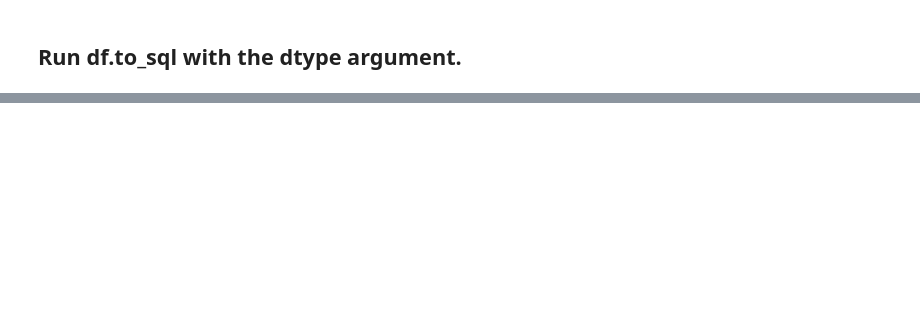
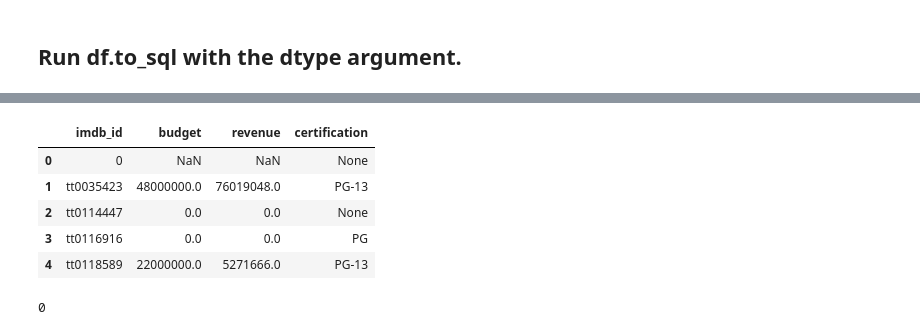
Before and after one commit to ThomasLane1820/Project-2, a Jupyter notebook: Project 2 Pt 3B.ipynb, the cells around one changed output, grey strips where cells are left out. Saved outputs shown, nothing was run; the diff lists cells and outputs as text; code cells hidden in the pictures; blank space fills up the shorter version.

```diff
--- a/Project 2 Pt 3B.ipynb
+++ b/Project 2 Pt 3B.ipynb
@@ -171,3 +208,10 @@ vote_average             float64
 vote_count               float64
 certification             object
 dtype: object
+# %%
+tmdb_data = tmdb.drop(columns=['adult', 'backdrop_path', 'belongs_to_collection', 'genres',
+                                    'homepage', 'id', 'original_language', 'runtime', 'spoken_languages', 'status',
+                                    'tagline', 'title', 'video', 'vote_average', 'vote_count'])
+# %%
+tmdb_data = tmdb_data.drop(columns=['original_title', 'overview', 'popularity', 'poster_path', 'production_companies',
+                                    'production_countries', 'release_date'])
@@ -174 +222,3 @@ dtype: object
+# %%
+tmdb_data = tmdb_data.drop_duplicates()
 # %%
@@ -205,0 +279,18 @@ engine.execute('ALTER TABLE tmdb_data ADD PRIMARY KEY (`imdb_id`);')
+# %%
+q = """SELECT *
+FROM tmdb_data
+LIMIT 5
+
+"""""
+pd.read_sql(q, conn)
+# %% [output]
+|  | imdb_id | budget | revenue | certification |
+| 0 | 0 | NaN | NaN | None |
+| 1 | tt0035423 | 48000000.0 | 76019048.0 | PG-13 |
+| 2 | tt0114447 | 0.0 | 0.0 | None |
+| 3 | tt0116916 | 0.0 | 0.0 | PG |
+| 4 | tt0118589 | 22000000.0 | 5271666.0 | PG-13 |
+# %%
+tmdb_data['imdb_id'].duplicated().sum()
+# %% [output]
+0
```
Also changed, not shown: parts of 14 cells of this notebook.
